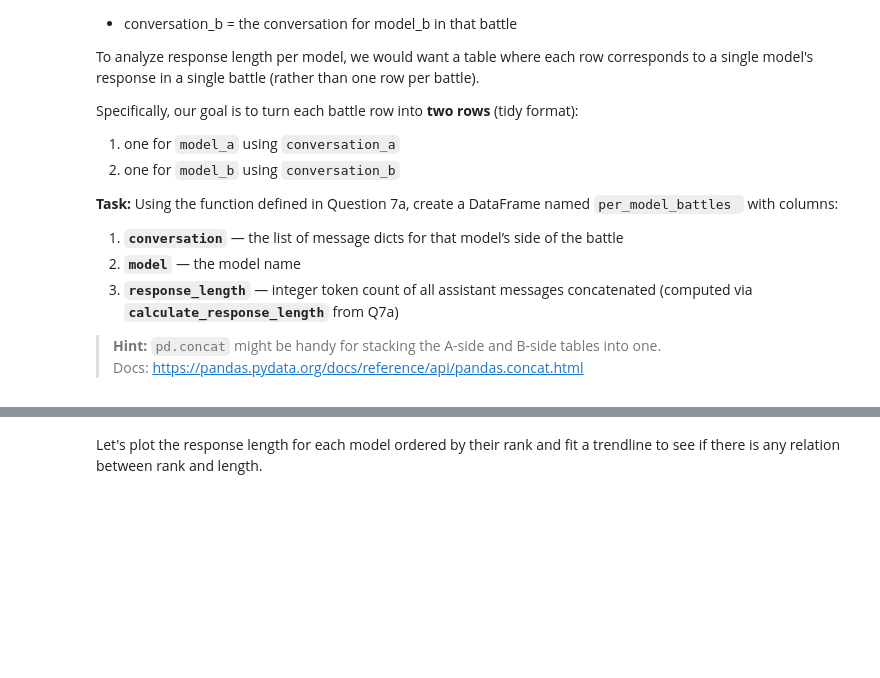
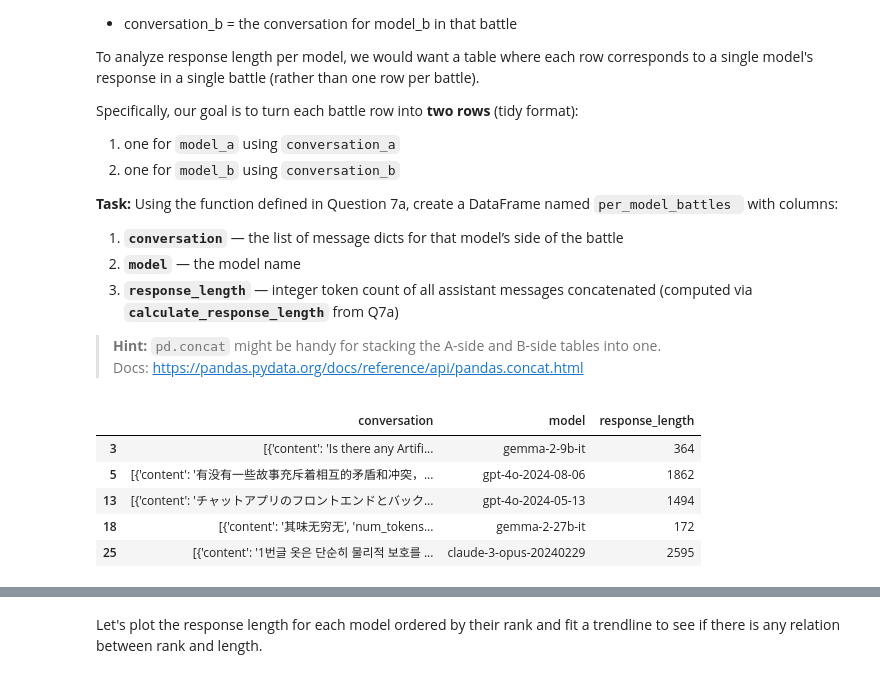
Before and after one commit to AshfordLee/UCB_CS189, a Jupyter notebook: FA25/hw/hw2/arena_style_control.ipynb, the cells around one changed output, grey strips where cells are left out. Saved outputs shown, nothing was run; the diff lists cells and outputs as text; code cells hidden in the pictures; blank space fills up the shorter version.

```diff
--- a/FA25/hw/hw2/arena_style_control.ipynb
+++ b/FA25/hw/hw2/arena_style_control.ipynb
@@ -562,8 +594,14 @@ Implement a function `calculate_response_length` that, given a conversation `con
 # %%
 import tiktoken
 def calculate_response_length(conv):
-    ...
-    ...
-    ...
+    enc=tiktoken.get_encoding('gpt2')
+
+    assistant_contents=[msg['content'] for msg in conv['conversation'] if msg['role']=='assistant']
+
+    joined_text="\n\n".join(assistant_contents)
+
+    tokens=enc.encode(joined_text,disallowed_special=())
+
+    return len(tokens)
 # %%
 grader.check("q7a")
@@ -594,14 +634,22 @@ Using the function defined in Question 7a, create a DataFrame named `per_model_b
 > Docs: https://pandas.pydata.org/docs/reference/api/pandas.concat.html
 # %%
 #TODO:
-battles_a = ..
-battles_b = ..
-...
-...
-...
-...
-...
-per_model_battles[...] = ...
+battles_a = selected_battles_no_ties[['conversation_a','model_a']].rename(columns={'conversation_a':'conversation','model_a':'model'})
+
+battles_a['response_length']=battles_a['conversation'].apply(lambda c:calculate_response_length({'conversation':c}))
+
+battles_b = selected_battles_no_ties[['conversation_b','model_b']].rename(columns={'conversation_b':'conversation','model_b':'model'})
+
+battles_b['response_length']=battles_b['conversation'].apply(lambda c:calculate_response_length({'conversation':c}))
+
+per_model_battles=pd.concat([battles_a,battles_b])
 per_model_battles.head()
+# %% [output]
+|  | conversation | model | response_length |
+| 3 | [{'content': 'Is there any Artifi... | gemma-2-9b-it | 364 |
+| 5 | [{'content': '有没有一些故事充斥着相互的矛盾和冲突，... | gpt-4o-2024-08-06 | 1862 |
+| 13 | [{'content': 'チャットアプリのフロントエンドとバック... | gpt-4o-2024-05-13 | 1494 |
+| 18 | [{'content': '其味无穷无', 'num_tokens... | gemma-2-27b-it | 172 |
+| 25 | [{'content': '1번글 옷은 단순히 물리적 보호를 ... | claude-3-opus-20240229 | 2595 |
 # %%
 grader.check("q7b")
```
Also changed, not shown: parts of 18 cells of this notebook, 1 other file.
